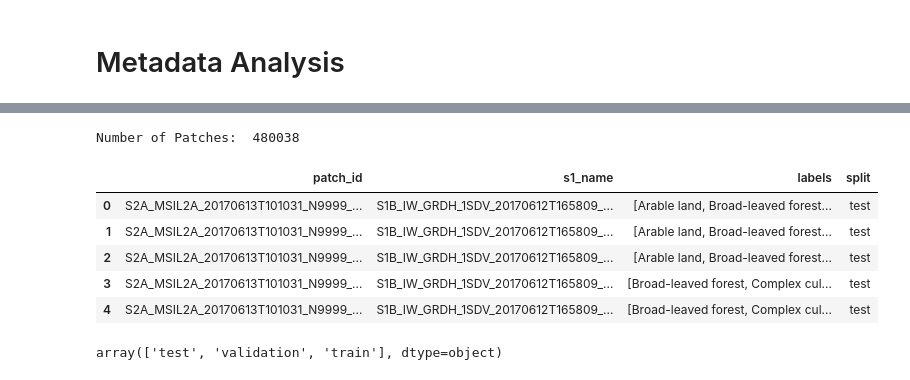
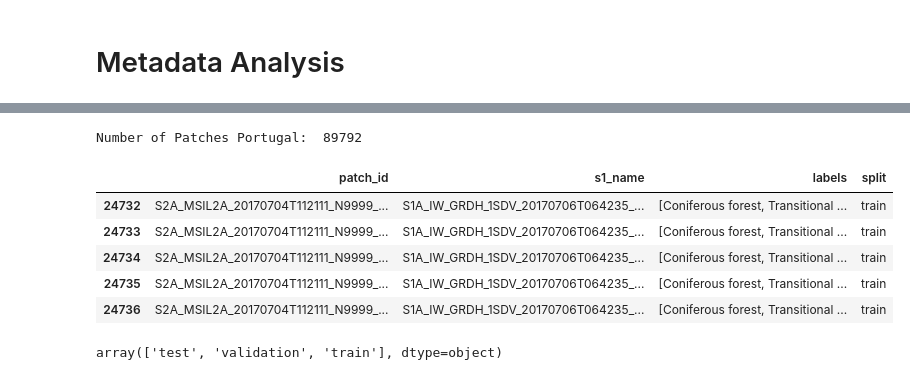
Before and after one commit to emirhansarioglu/Cross-Modal-Learning, a Jupyter notebook: SentinelDataPreparer.ipynb, the cells around one changed output, grey strips where cells are left out. Cells and saved outputs as stored; diff of their text form; code cells hidden in the pictures.

```diff
--- a/SentinelDataPreparer.ipynb
+++ b/SentinelDataPreparer.ipynb
@@ -101,15 +131,20 @@ df = pd.read_parquet(metadata_path)
 # %%
-s2_corr_s1 = df[["patch_id", "s1_name", "labels", "split"]]
-print("Number of Patches: " ,len(s2_corr_s1))
-s2_corr_s1.head()
+# Portugal for subsampling
+
+s2_corr_s1 = df[["patch_id", "s1_name", "labels", "split", "country"]]
+portugal_df = s2_corr_s1[s2_corr_s1['country'] == 'Portugal']
+portugal_df = portugal_df[["patch_id", "s1_name", "labels", "split"]]
+
+print("Number of Patches Portugal: " ,len(portugal_df))
+portugal_df.head()
 # %% [output]
-Number of Patches:  480038
+Number of Patches Portugal:  89792
 |  | patch_id | s1_name | labels | split |
-| 0 | S2A_MSIL2A_20170613T101031_N9999_... | S1B_IW_GRDH_1SDV_20170612T165809_... | [Arable land, Broad-leaved forest... | test |
-| 1 | S2A_MSIL2A_20170613T101031_N9999_... | S1B_IW_GRDH_1SDV_20170612T165809_... | [Arable land, Broad-leaved forest... | test |
-| 2 | S2A_MSIL2A_20170613T101031_N9999_... | S1B_IW_GRDH_1SDV_20170612T165809_... | [Arable land, Broad-leaved forest... | test |
-| 3 | S2A_MSIL2A_20170613T101031_N9999_... | S1B_IW_GRDH_1SDV_20170612T165809_... | [Broad-leaved forest, Complex cul... | test |
-| 4 | S2A_MSIL2A_20170613T101031_N9999_... | S1B_IW_GRDH_1SDV_20170612T165809_... | [Broad-leaved forest, Complex cul... | test |
+| 24732 | S2A_MSIL2A_20170704T112111_N9999_... | S1A_IW_GRDH_1SDV_20170706T064235_... | [Coniferous forest, Transitional ... | train |
+| 24733 | S2A_MSIL2A_20170704T112111_N9999_... | S1A_IW_GRDH_1SDV_20170706T064235_... | [Coniferous forest, Transitional ... | train |
+| 24734 | S2A_MSIL2A_20170704T112111_N9999_... | S1A_IW_GRDH_1SDV_20170706T064235_... | [Coniferous forest, Transitional ... | train |
+| 24735 | S2A_MSIL2A_20170704T112111_N9999_... | S1A_IW_GRDH_1SDV_20170706T064235_... | [Coniferous forest, Transitional ... | train |
+| 24736 | S2A_MSIL2A_20170704T112111_N9999_... | S1A_IW_GRDH_1SDV_20170706T064235_... | [Coniferous forest, Transitional ... | train |
 # %%
 s2_corr_s1['split'].unique()
 # %% [output]
```
Also changed, not shown: parts of 70 cells of this notebook.
